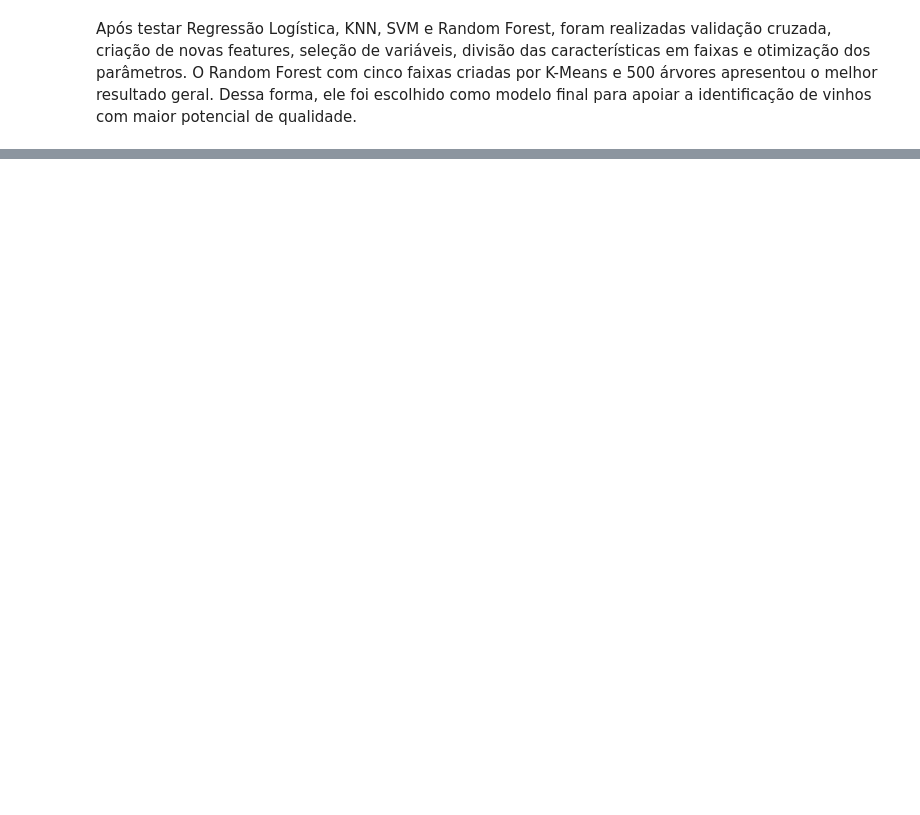
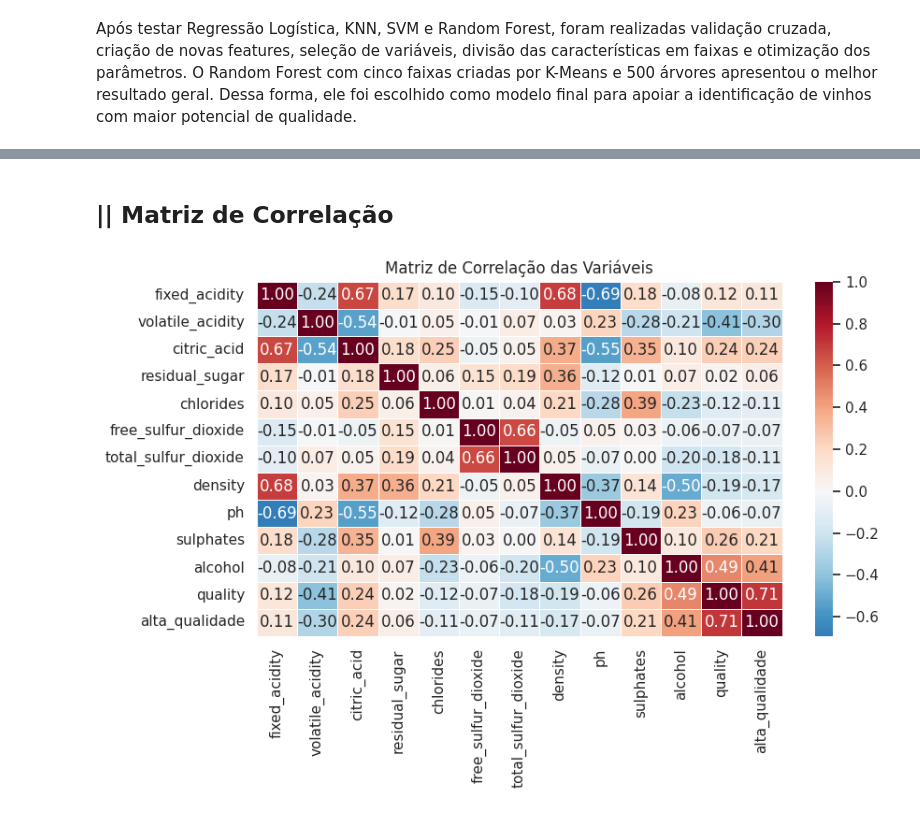
Before and after one commit to bsc1990/Cases-FIAP, a Jupyter notebook: case_vinhos_fiap.ipynb, the cells around one changed output, grey strips where cells are left out. Drawn from its saved outputs; the diff is of its cells as text; code cells hidden in the pictures; blank space fills up the shorter version.

```diff
--- a/case_vinhos_fiap.ipynb
+++ b/case_vinhos_fiap.ipynb
@@ -2505,0 +2873,35 @@ Após testar Regressão Logística, KNN, SVM e Random Forest, foram realizadas v
+# %% [markdown]
+## || Matriz de Correlação
+# %%
+colunas_correlacao = (
+    variaveis_explicativas
+    + ['quality', 'alta_qualidade']
+)
+
+matriz_correlacao = (
+    base_vinho_tratada[
+        colunas_correlacao
+    ]
+    .corr()
+)
+
+plt.figure(figsize=(9, 6))
+
+sns.heatmap(
+    matriz_correlacao,
+    annot=True,
+    fmt='.2f',
+    cmap='RdBu_r',
+    center=0,
+    linewidths=0.5
+)
+
+plt.title(
+    'Matriz de Correlação das Variáveis',
+    fontsize=12
+)
+
+plt.tight_layout()
+plt.show()
+# %% [output]
+[figure, added]
```
Also changed, not shown: parts of 20 cells of this notebook.
